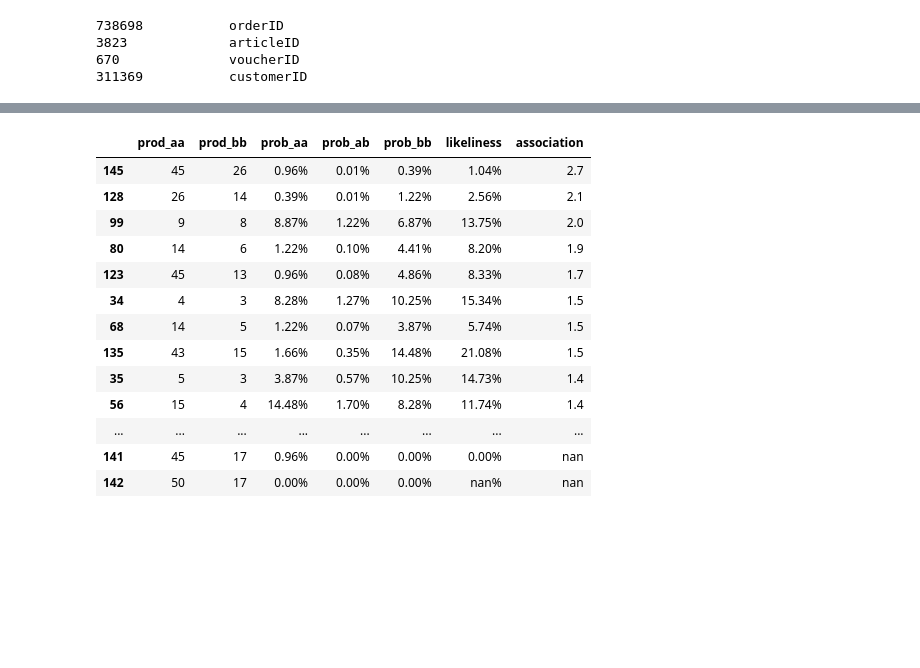
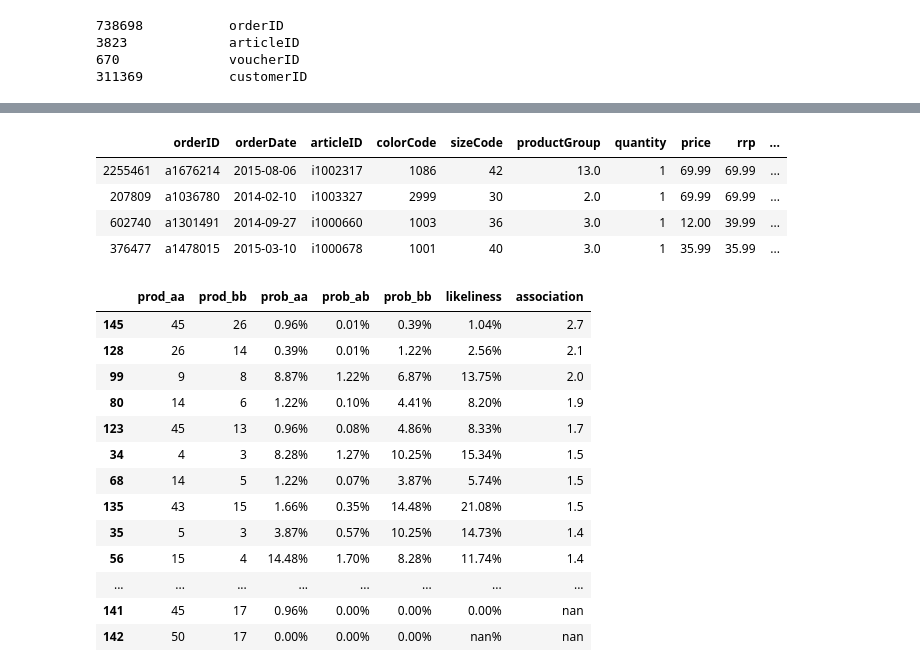
Before and after one commit to MichalWlodkowski/Data_Cup_2016, a Jupyter notebook: DataCup_returns.ipynb, the cells around one changed output, grey strips where cells are left out. Cells and saved outputs as stored; diff of their text form; code cells hidden in the pictures; blank space fills up the shorter version.

```diff
--- a/DataCup_returns.ipynb
+++ b/DataCup_returns.ipynb
@@ -75,3 +181,11 @@ train.sample(5)
+# %%
+coh_train.sample(4)
+# %% [output]
+|  | orderID | orderDate | articleID | colorCode | sizeCode | productGroup | quantity | price | rrp | ... |
+| 2255461 | a1676214 | 2015-08-06 | i1002317 | 1086 | 42 | 13.0 | 1 | 69.99 | 69.99 | ... |
+| 207809 | a1036780 | 2014-02-10 | i1003327 | 2999 | 30 | 2.0 | 1 | 69.99 | 69.99 | ... |
+| 602740 | a1301491 | 2014-09-27 | i1000660 | 1003 | 36 | 3.0 | 1 | 12.00 | 39.99 | ... |
+| 376477 | a1478015 | 2015-03-10 | i1000678 | 1001 | 40 | 3.0 | 1 | 35.99 | 35.99 | ... |
 # %%
 def calc_association(data,var = 'productGroup'):
     grouping = data[['productGroup','articleID','orderID','quantity']].groupby(['orderID',var]).quantity.sum().reset_index()
```
Also changed, not shown: parts of 11 cells of this notebook.
